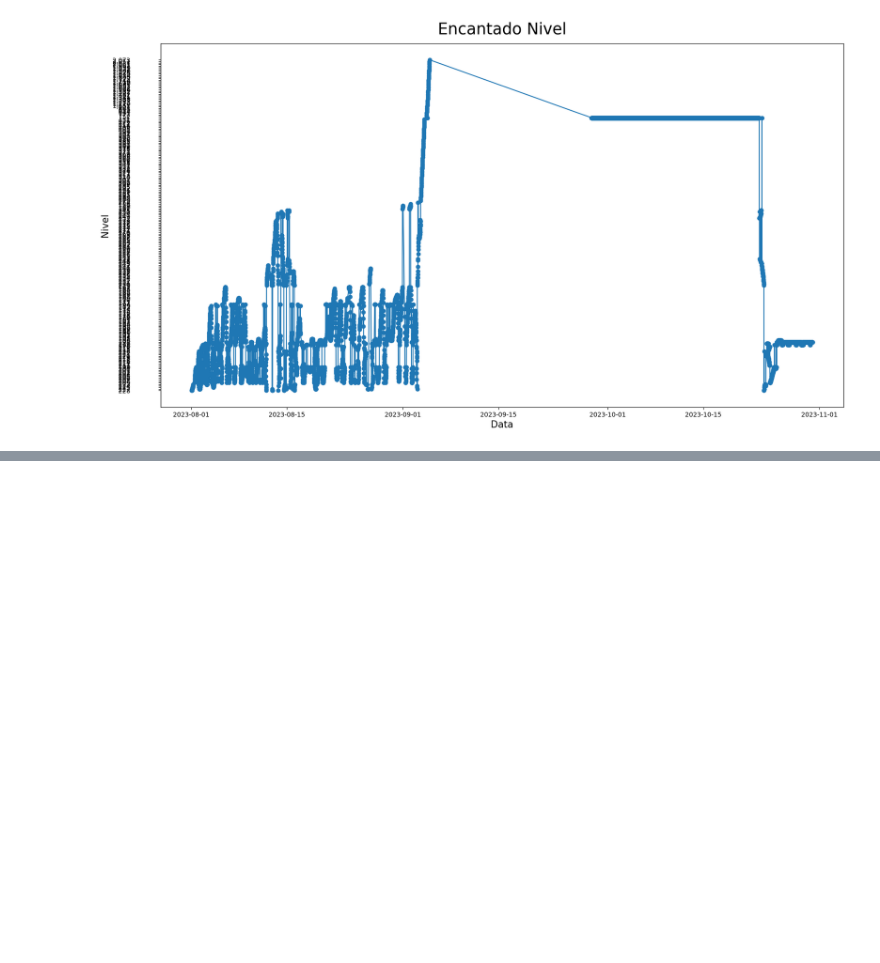
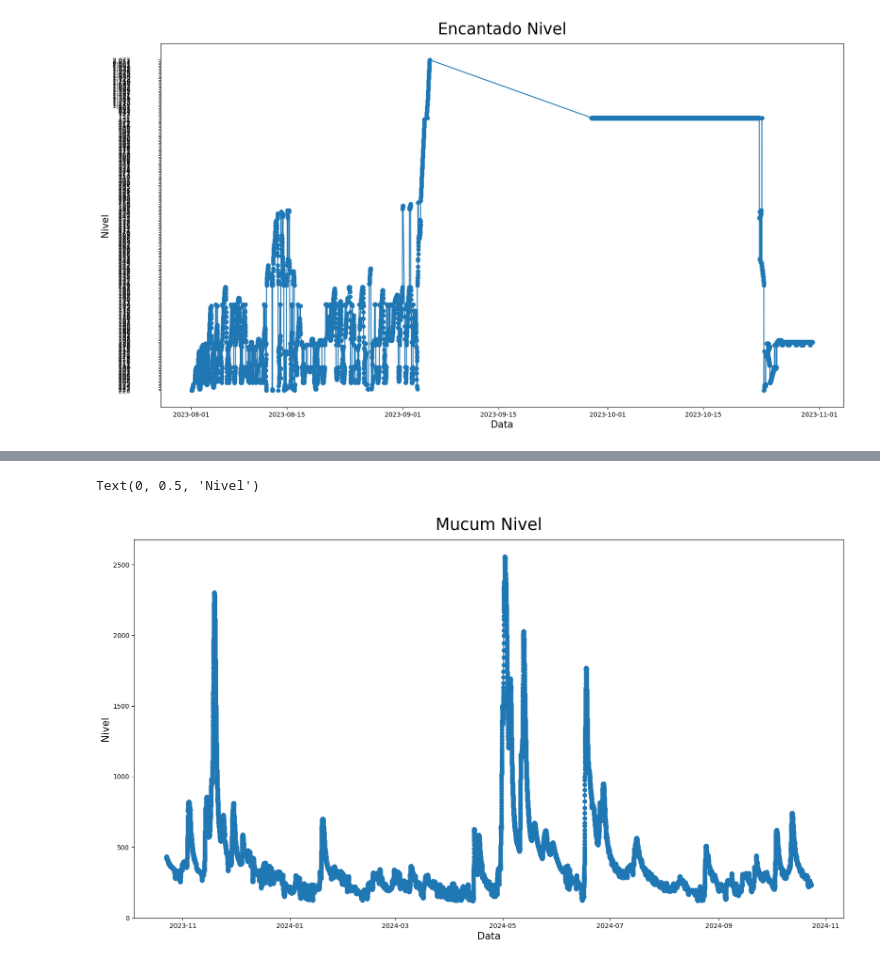
Before and after one commit to ksBrose/3DSGroup_BootcampDataScience, a Jupyter notebook: atividade.ipynb, the cells around one changed output, grey strips where cells are left out. Drawn from its saved outputs; the diff is of its cells as text; code cells hidden in the pictures; blank space fills up the shorter version.

```diff
--- a/atividade.ipynb
+++ b/atividade.ipynb
@@ -75,0 +123,12 @@ Text(0, 0.5, 'Nivel')
+# %%
+fig = plt.figure(figsize=(15,8))
+eixo = fig.add_axes([0,0,1,1])
+
+
+eixo.plot(df_Mucum24['Data/Hora'], df_Mucum24['Nivel(cm)'], marker='o', linestyle='-')  # 'o-' combina linha com pontos nas marcações
+eixo.set_title('Mucum Nivel', fontsize=25, pad=15)
+eixo.set_xlabel('Data', fontsize=15)
+eixo.set_ylabel('Nivel', fontsize=15)
+# %% [output]
+Text(0, 0.5, 'Nivel')
+[figure, added]
```
Also changed, not shown: parts of 18 cells of this notebook.
